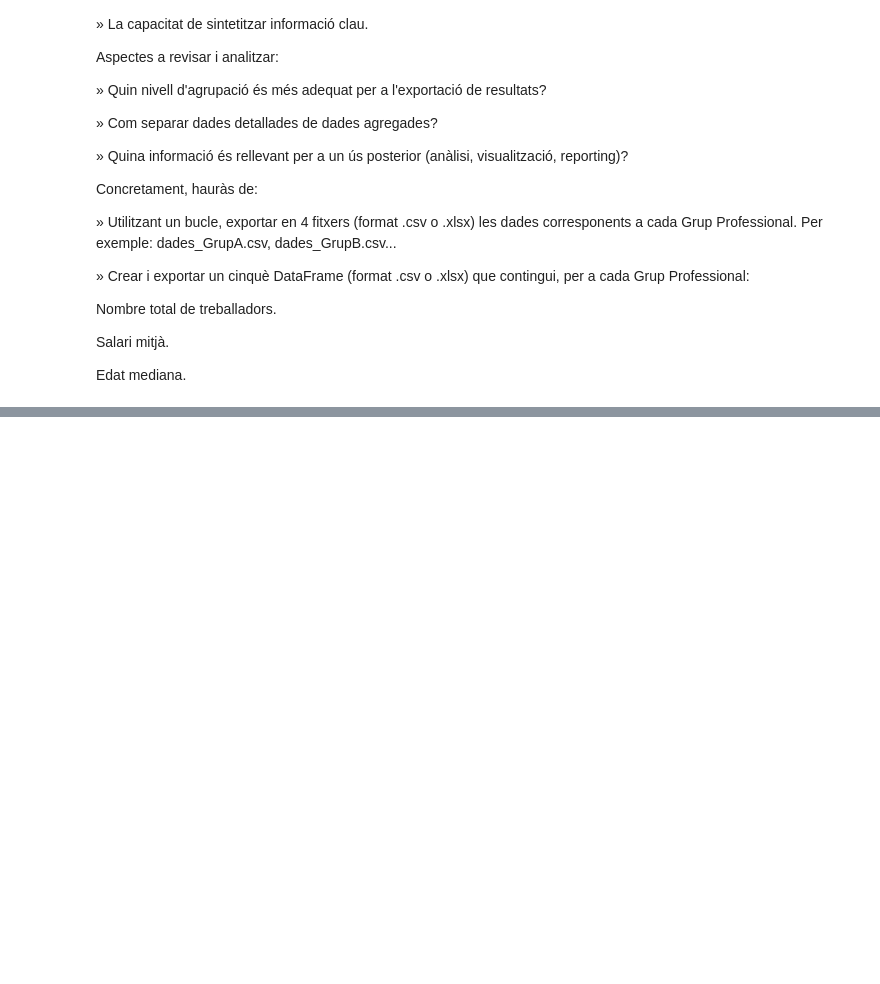
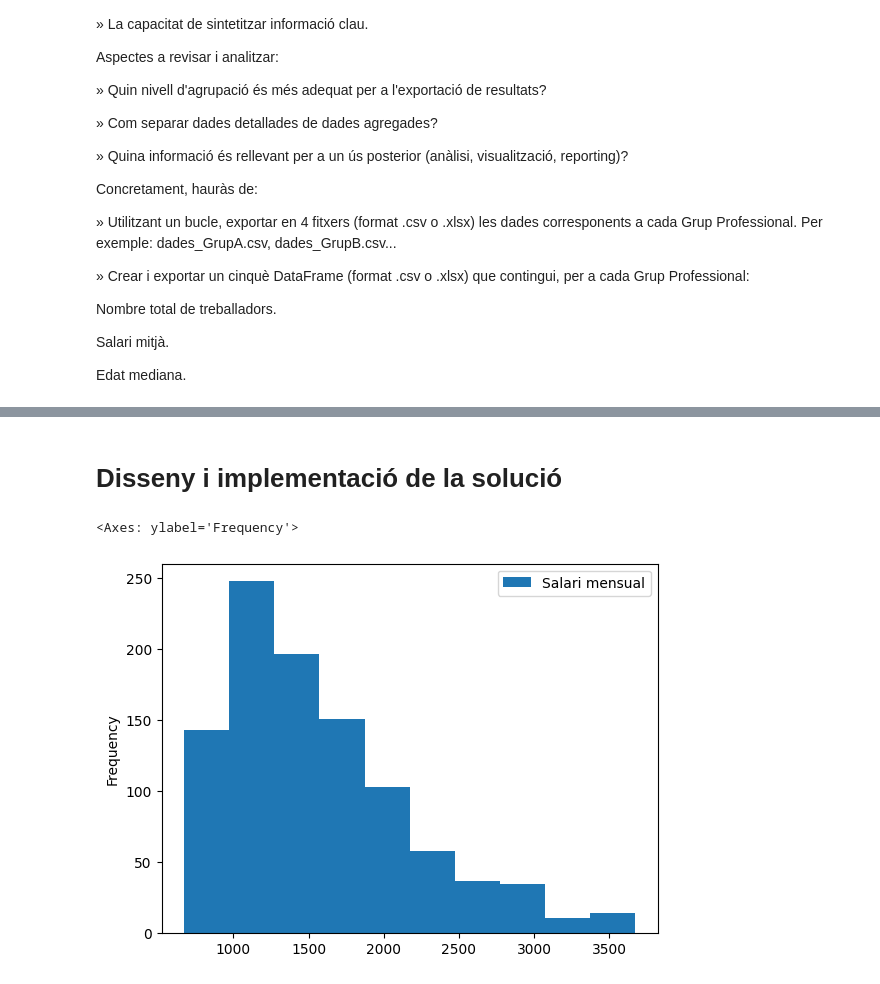
Before and after one commit to roser740/Data-Analytics, a Jupyter notebook: TASQUES S8/TS8_01_roser_carrera.ipynb, the cells around one changed output, grey strips where cells are left out. Cells and saved outputs as stored; diff of their text form; code cells hidden in the pictures; blank space fills up the shorter version.

```diff
--- a/TASQUES S8/TS8_01_roser_carrera.ipynb
+++ b/TASQUES S8/TS8_01_roser_carrera.ipynb
@@ -1173,0 +1239,7 @@ df.to_excel('prova.xlsx')
+# %% [markdown]
+# **Disseny i implementació de la solució**
+# %%
+df.plot.hist(y='Salari mensual')
+# %% [output]
+<Axes: ylabel='Frequency'>
+[figure, added]
```
Also changed, not shown: parts of 27 cells of this notebook.
